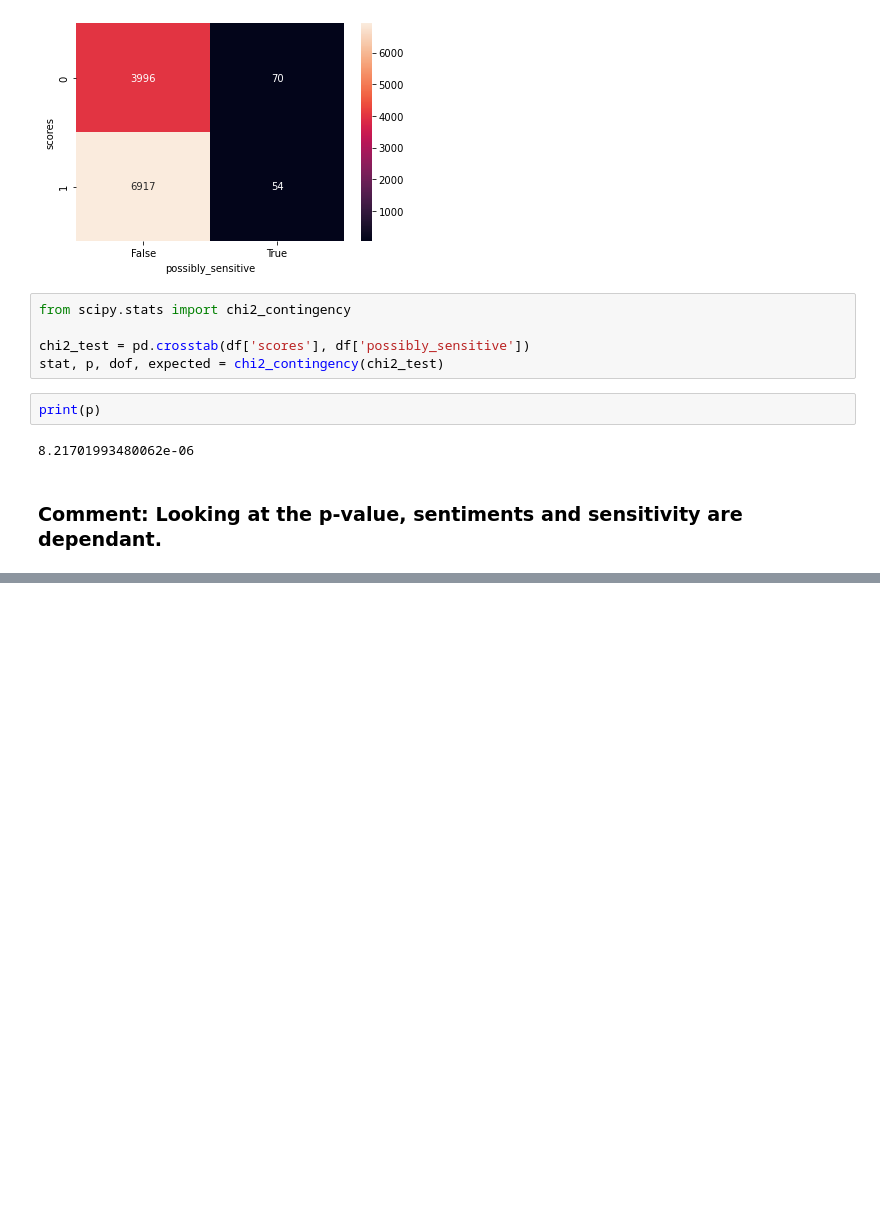
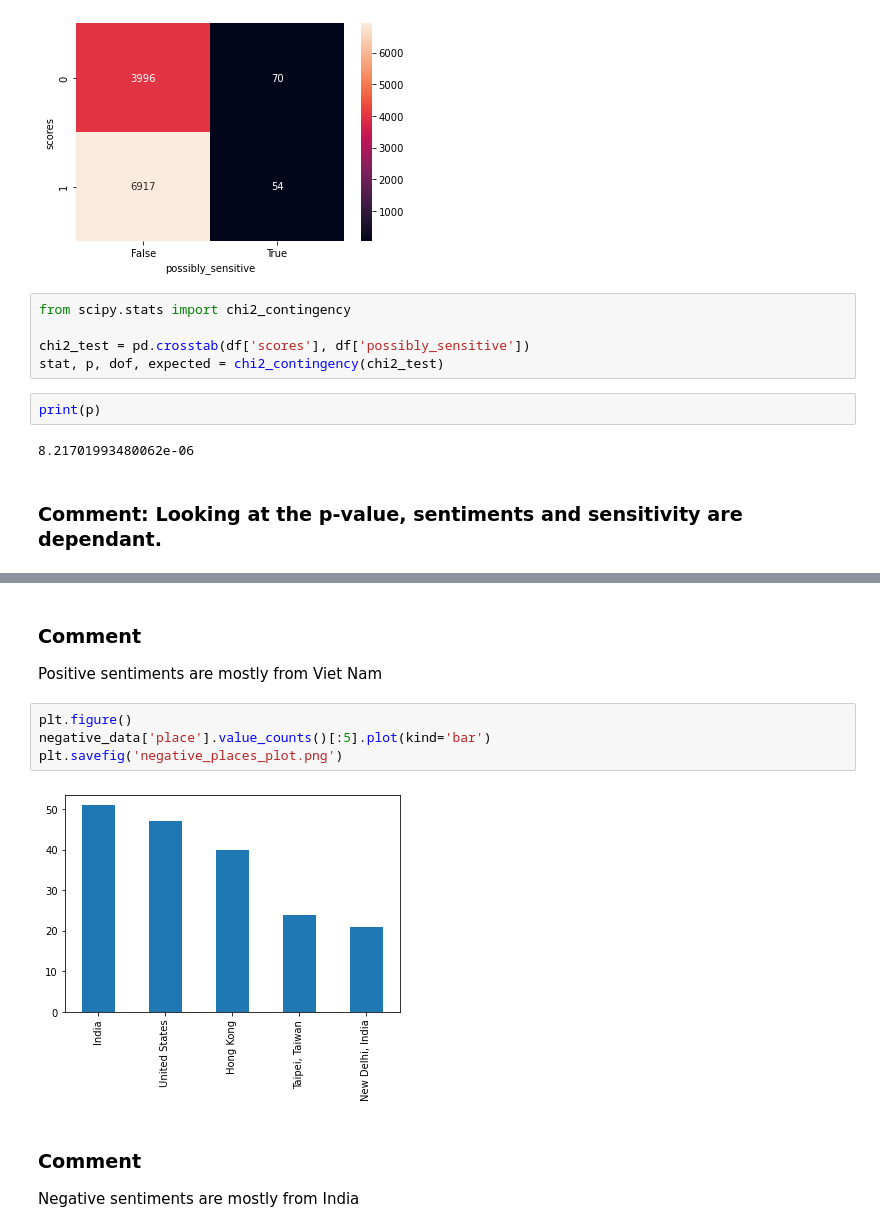
Before and after one commit to Josias-Ounsinli/Twitter-Data-Analysis, a Jupyter notebook: Day2 - Explanatory Data Analysis.ipynb, the cells around one changed output, grey strips where cells are left out. Drawn from its saved outputs; the diff is of its cells as text; blank space fills up the shorter version.

```diff
--- a/Day2 - Explanatory Data Analysis.ipynb
+++ b/Day2 - Explanatory Data Analysis.ipynb
@@ -477,0 +489,12 @@ print(p)
+# %% [markdown]
+### Comment
+Positive sentiments are mostly from Viet Nam
+# %%
+plt.figure()
+negative_data['place'].value_counts()[:5].plot(kind='bar')
+plt.savefig('negative_places_plot.png')
+# %% [output]
+[figure, added]
+# %% [markdown]
+### Comment
+Negative sentiments are mostly from India
```
Also changed, not shown: parts of 3 cells of this notebook, 4 other files.
